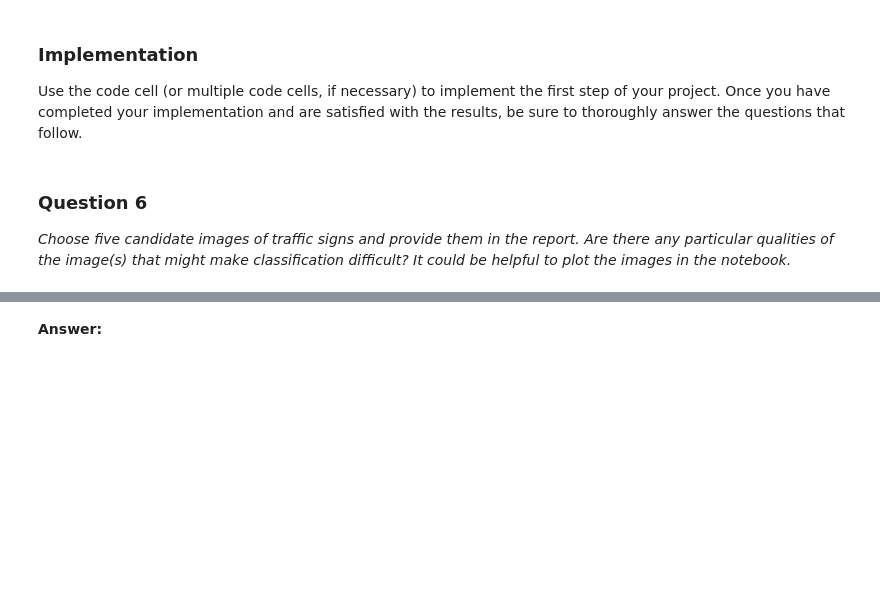
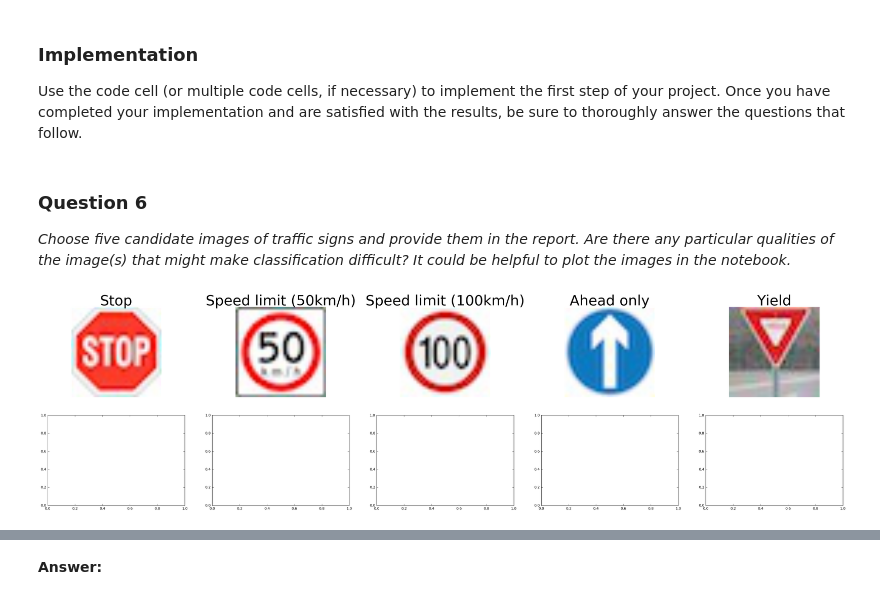
Before and after one commit to Nixoxo/Taffic-Sign-Classifier, a Jupyter notebook: Traffic_Sign_Classifier.ipynb, the cells around one changed output, grey strips where cells are left out. Saved outputs shown, nothing was run; the diff lists cells and outputs as text; code cells hidden in the pictures; blank space fills up the shorter version.

```diff
--- a/Traffic_Sign_Classifier.ipynb
+++ b/Traffic_Sign_Classifier.ipynb
@@ -418,3 +435,7 @@ Use the code cell (or multiple code cells, if necessary) to implement the first
 ### Question 6
 
 _Choose five candidate images of traffic signs and provide them in the report. Are there any particular qualities of the image(s) that might make classification difficult? It could be helpful to plot the images in the notebook._
+# %%
+plot_web_data(signs)
+# %% [output]
+[figure, added]
```
Also changed, not shown: parts of 18 cells of this notebook.
